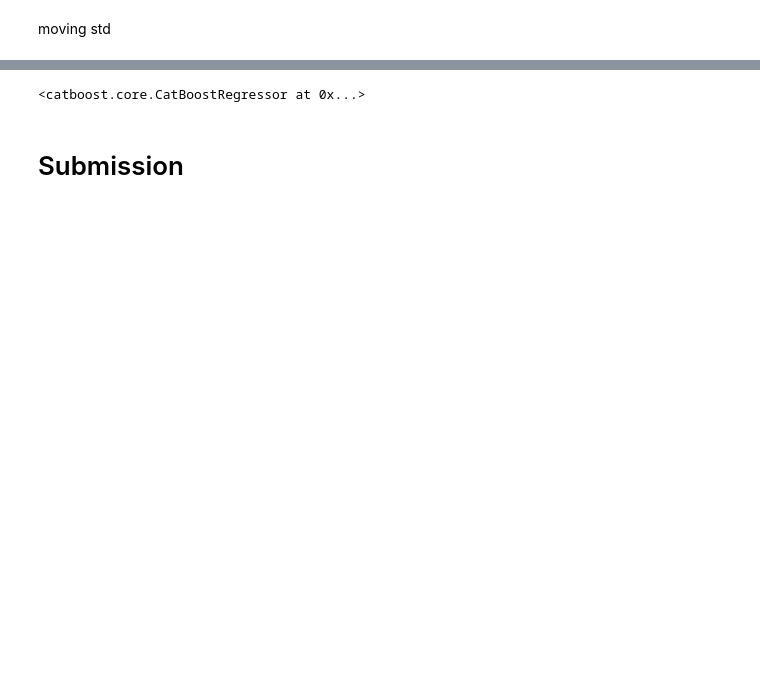
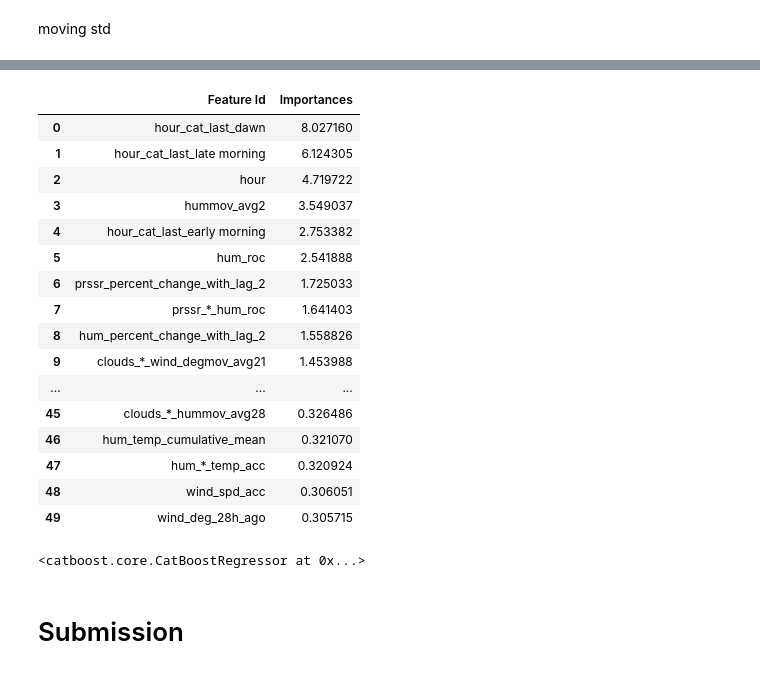
Before and after one commit to damahindra/AIRNOLOGY-23, a Jupyter notebook: Workspace-Rang/notebooks/19(dari_19_biyu).ipynb, the cells around one changed output, grey strips where cells are left out. Saved outputs shown, nothing was run; the diff lists cells and outputs as text; code cells hidden in the pictures; blank space fills up the shorter version.

```diff
--- a/Workspace-Rang/notebooks/19(dari_19_biyu).ipynb
+++ b/Workspace-Rang/notebooks/19(dari_19_biyu).ipynb
@@ -832,3 +828,24 @@ tuned_cat_regressor.get_feature_importance(prettified=True).sort_values(by='Impo
+# %%
+# Most importance
+tuned_cat_regressor.get_feature_importance(prettified=True).sort_values(by='Importances', ascending=False).head(50)
+# %% [output]
+|  | Feature Id | Importances |
+| 0 | hour_cat_last_dawn | 8.027160 |
+| 1 | hour_cat_last_late morning | 6.124305 |
+| 2 | hour | 4.719722 |
+| 3 | hummov_avg2 | 3.549037 |
+| 4 | hour_cat_last_early morning | 2.753382 |
+| 5 | hum_roc | 2.541888 |
+| 6 | prssr_percent_change_with_lag_2 | 1.725033 |
+| 7 | prssr_*_hum_roc | 1.641403 |
+| 8 | hum_percent_change_with_lag_2 | 1.558826 |
+| 9 | clouds_*_wind_degmov_avg21 | 1.453988 |
+| ... | ... | ... |
+| 45 | clouds_*_hummov_avg28 | 0.326486 |
+| 46 | hum_temp_cumulative_mean | 0.321070 |
+| 47 | hum_*_temp_acc | 0.320924 |
+| 48 | wind_spd_acc | 0.306051 |
+| 49 | wind_deg_28h_ago | 0.305715 |
 # %%
 full_cat_regressor = CatBoostRegressor()
 full_cat_regressor.fit(full_train, full_target, verbose=False)
```
Also changed, not shown: parts of 14 cells of this notebook, 11 other files.
